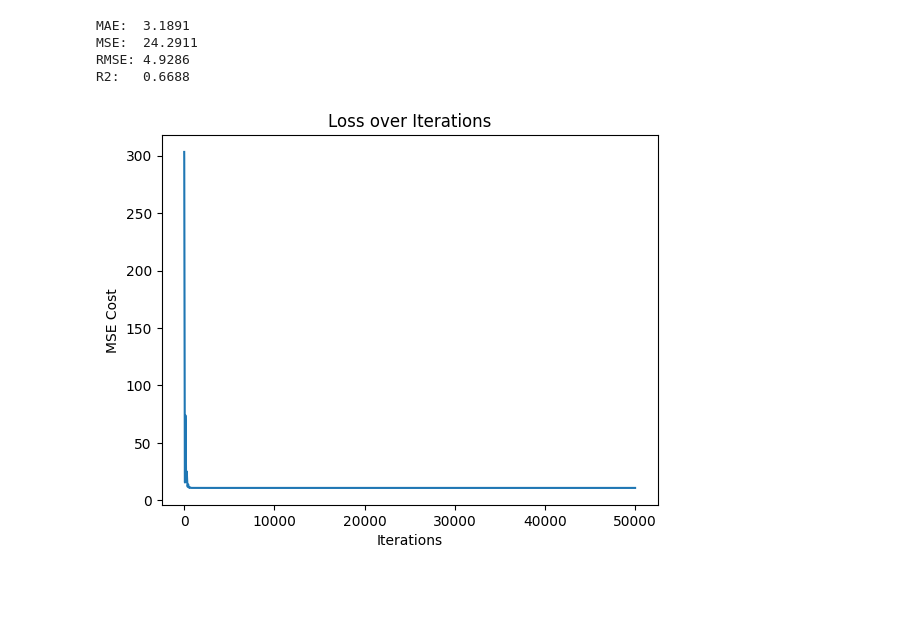
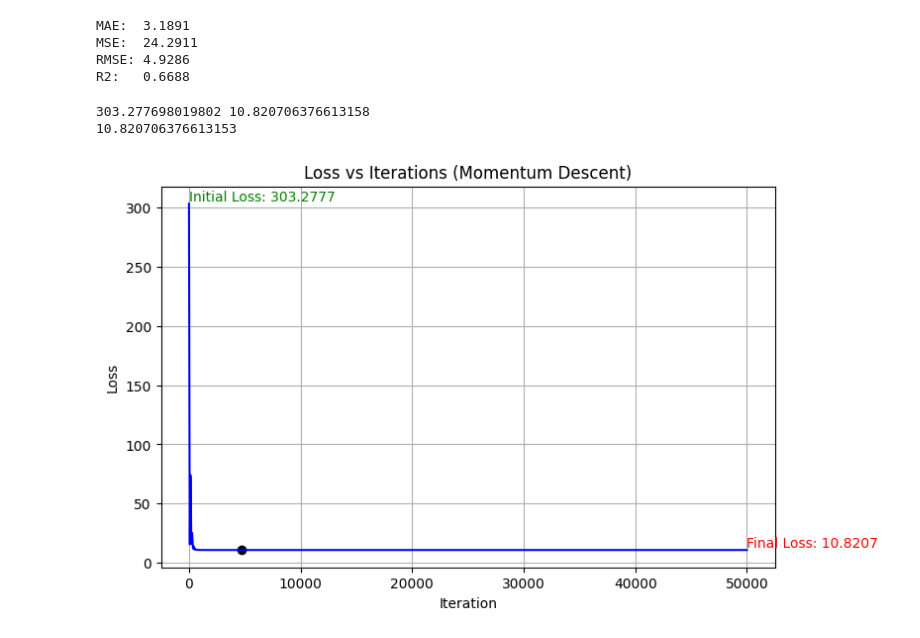
Before and after one commit to rowwmayn/ML-and-DL-Optimisation-Methods, a Jupyter notebook: 01. Linear Regression Optimisation/05_Momentum_Descent.ipynb, the cells around one changed output. Saved outputs shown, nothing was run; the diff lists cells and outputs as text; code cells hidden in the pictures; blank space fills up the shorter version.

```diff
--- a/01. Linear Regression Optimisation/05_Momentum_Descent.ipynb
+++ b/01. Linear Regression Optimisation/05_Momentum_Descent.ipynb
@@ -168,10 +168,33 @@ MSE:  24.2911
 RMSE: 4.9286
 R2:   0.6688
 # %%
-plt.plot(losses)
-plt.title("Loss over Iterations")
-plt.xlabel("Iterations")
-plt.ylabel("MSE Cost")
-plt.show()
+# Let's go over plotting
-# %% [output]
-[figure, removed]
+# %%
+
+print(losses[0], losses[-1]);
+loss_array = np.array(losses);
+initial_loss = losses[0];
+final_loss = losses[-1];
+min_loss = np.argmin(loss_array);
+
+plt.figure(figsize=(8,5))
+plt.plot(losses, color='blue')
+plt.title("Loss vs Iterations (Momentum Descent)")
+# Annotate initial loss
+plt.text(0, initial_loss, f'Initial Loss: {initial_loss:.4f}',
+         fontsize=10, color='green', verticalalignment='bottom');
+
+plt.text(len(loss_array)-1, final_loss, f'Final Loss: {final_loss:.4f}',
+         fontsize=10, color='red', verticalalignment='bottom');
+
+print(loss_array[min_loss]);
+plt.scatter(min_loss, loss_array[min_loss], color="black");
+
+plt.xlabel("Iteration")
+plt.ylabel("Loss")
+plt.grid(True)
+plt.show()
+# %% [output]
+303.277698019802 10.820706376613158
+10.820706376613153
+[figure, added]
```
Also changed, not shown: parts of 1 cell of this notebook, 2 other files.
